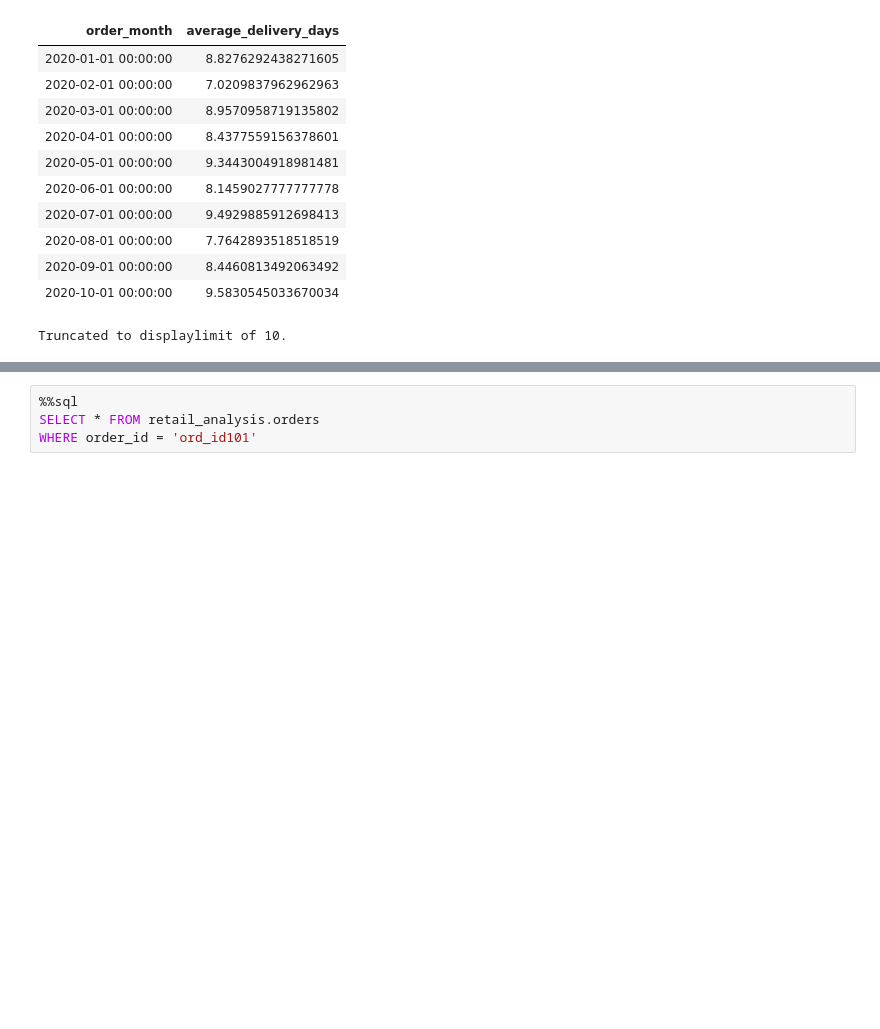
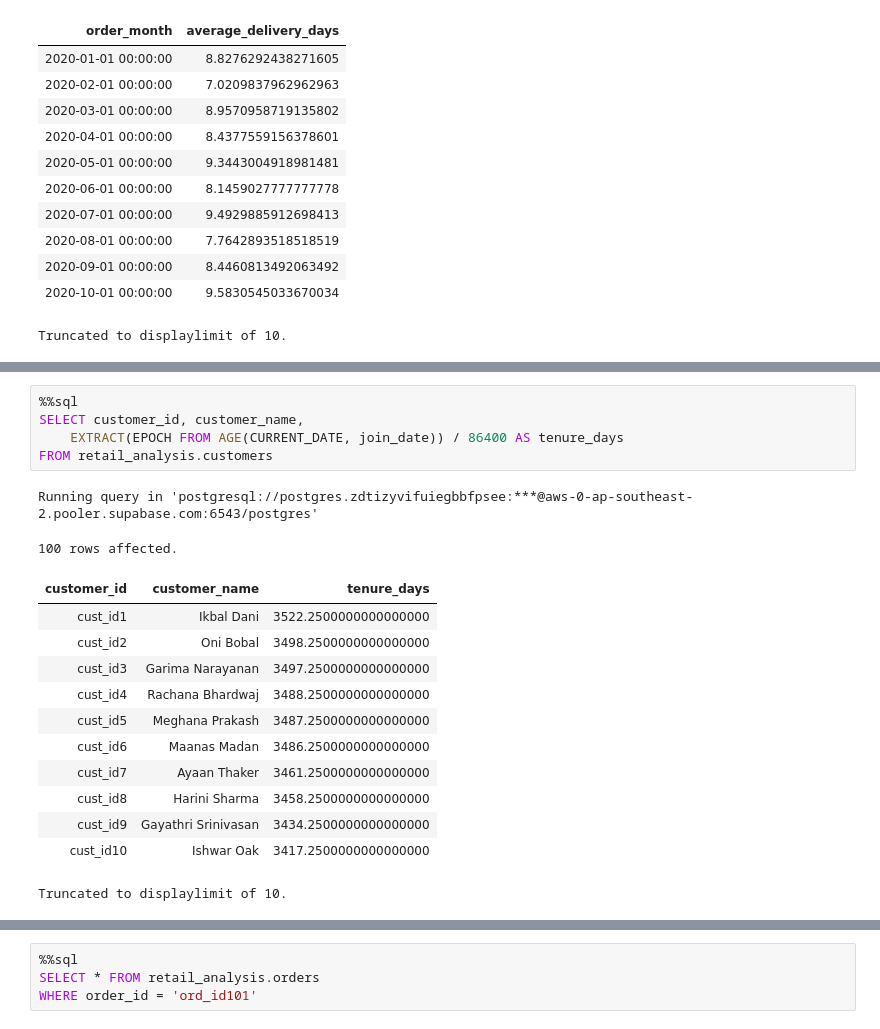
Before and after one commit to umesh-creates/sql_pandas_exercise_and_notes, a Jupyter notebook: retail_analysis exercise/date _and_time.ipynb, the cells around one changed output, grey strips where cells are left out. Cells and saved outputs as stored; diff of their text form; blank space fills up the shorter version.

```diff
--- a/retail_analysis exercise/date _and_time.ipynb
+++ b/retail_analysis exercise/date _and_time.ipynb
@@ -2027,0 +2068,20 @@ Truncated to displaylimit of 10.
+# %%
+%%sql
+SELECT customer_id, customer_name,
+    EXTRACT(EPOCH FROM AGE(CURRENT_DATE, join_date)) / 86400 AS tenure_days
+FROM retail_analysis.customers
+# %% [output]
+Running query in 'postgresql://postgres.zdtizyvifuiegbbfpsee:***@aws-0-ap-southeast-2.pooler.supabase.com:6543/postgres'
+100 rows affected.
+| customer_id | customer_name | tenure_days |
+| cust_id1 | Ikbal Dani | 3522.2500000000000000 |
+| cust_id2 | Oni Bobal | 3498.2500000000000000 |
+| cust_id3 | Garima Narayanan | 3497.2500000000000000 |
+| cust_id4 | Rachana Bhardwaj | 3488.2500000000000000 |
+| cust_id5 | Meghana Prakash | 3487.2500000000000000 |
+| cust_id6 | Maanas Madan | 3486.2500000000000000 |
+| cust_id7 | Ayaan Thaker | 3461.2500000000000000 |
+| cust_id8 | Harini Sharma | 3458.2500000000000000 |
+| cust_id9 | Gayathri Srinivasan | 3434.2500000000000000 |
+| cust_id10 | Ishwar Oak | 3417.2500000000000000 |
+Truncated to displaylimit of 10.
```
Also changed, not shown: parts of 5 cells of this notebook.
